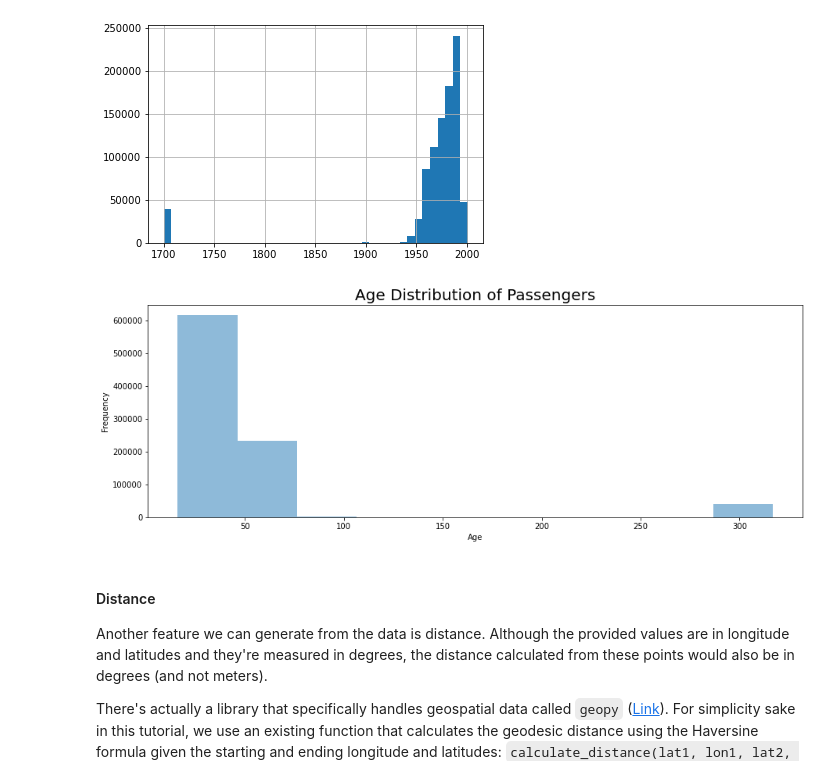
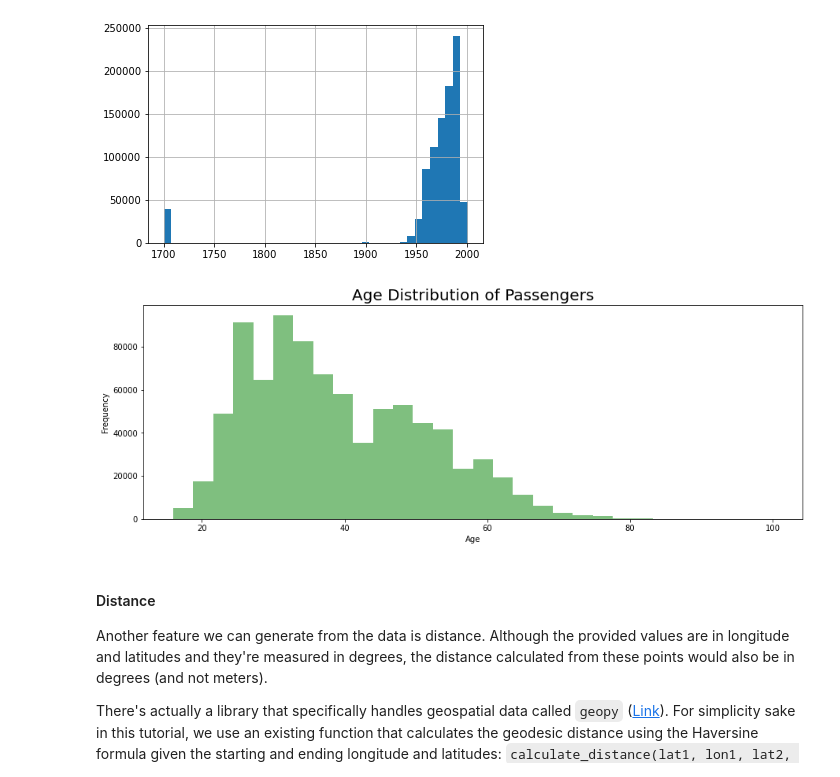
Before and after one commit to francheska-vicente/datapre-notebooks, a Jupyter notebook: 04 - Feature Engineering.ipynb, the cells around one changed output. Drawn from its saved outputs; the diff is of its cells as text; code cells hidden in the pictures.

```diff
--- a/04 - Feature Engineering.ipynb
+++ b/04 - Feature Engineering.ipynb
@@ -379,12 +379,12 @@ data_filtered = data[data['age'] <= 100]
 # %%
 # Plotting the distribution of age after filtering
 plt.figure(figsize=(15,5))
 plt.title('Age Distribution of Passengers', fontsize=20)
 plt.xlabel('Age')
 plt.ylabel('Frequency')
-plt.hist(data_filtered['age'], alpha = 0.5);
+plt.hist(data_filtered['age'], bins = 30, alpha = 0.5, color='g');
 # %% [output]
-[figure, old version]
+[figure, new version]
 # %% [markdown]
 #### Distance
 
```
